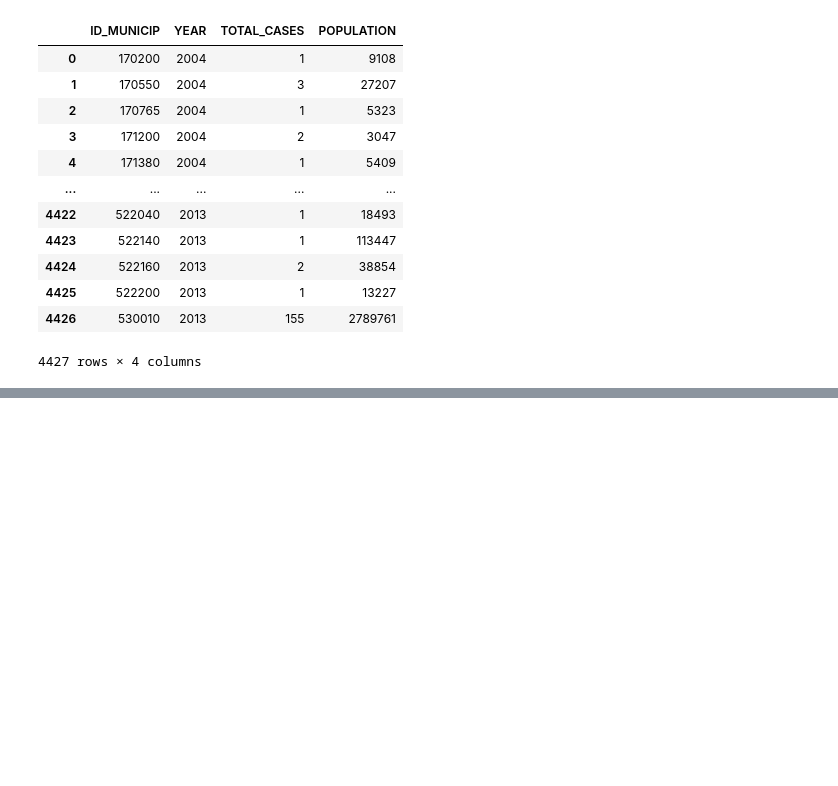
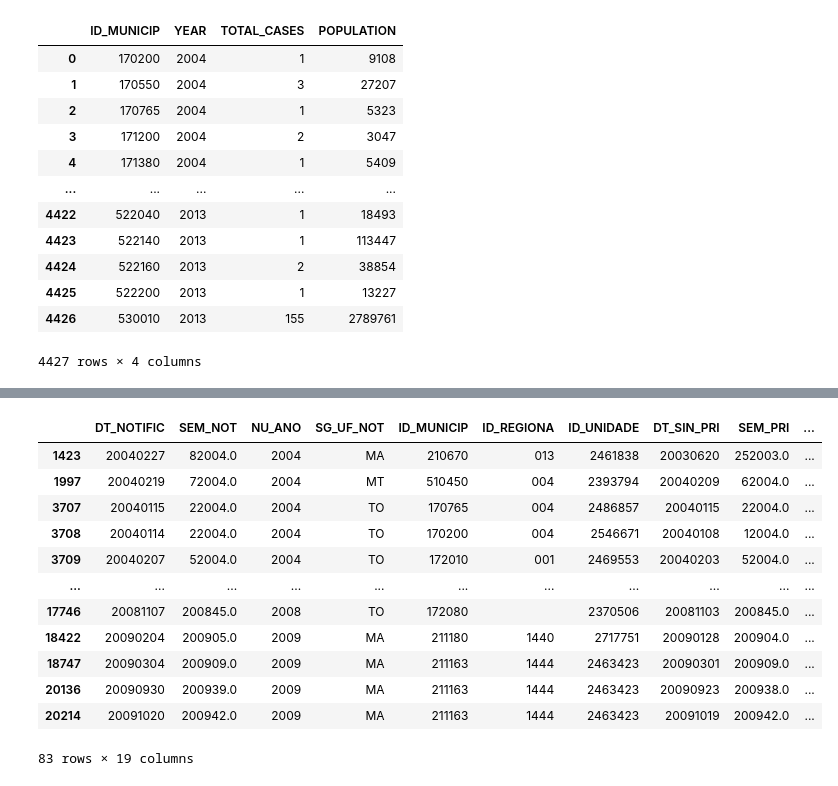
Before and after one commit to RaphaLevy/Study_on_Malaria_dynamics, a Jupyter notebook: pysus_data/Parquet_to_CSV.ipynb, the cells around one changed output, grey strips where cells are left out. Saved outputs shown, nothing was run; the diff lists cells and outputs as text; code cells hidden in the pictures; blank space fills up the shorter version.

```diff
--- a/pysus_data/Parquet_to_CSV.ipynb
+++ b/pysus_data/Parquet_to_CSV.ipynb
@@ -343,8 +347,6 @@ uf_dict = {11 : 'RO',
            53 : 'DF'
           }
 corrected_ufs_df = full_malaria_df.replace({"SG_UF_NOT": uf_dict})
-corrected_ufs_df = corrected_ufs_df.reset_index()
-corrected_ufs_df = corrected_ufs_df.drop(columns=['index', 'Unnamed: 0'])
 corrected_ufs_df
 # %% [output]
 |  | DT_NOTIFIC | SEM_NOT | NU_ANO | SG_UF_NOT | ID_MUNICIP | ID_REGIONA | ID_UNIDADE | DT_SIN_PRI | SEM_PRI | ... |
@@ -627,0 +632,23 @@ mean_incidence_df
+# %%
+#### Filtering for states in the Amazônia Legal region:
+
+amazonia_legal_states = ['RO', 'AC', 'AM', 'RR', 'PA', 'AP', 'TO', 'MA', 'MT']
+
+mask = corrected_ufs_df['SG_UF_NOT'].isin(amazonia_legal_states)
+amazonia_legal_df = corrected_ufs_df[mask]
+
+amazonia_legal_df
+# %% [output]
+|  | DT_NOTIFIC | SEM_NOT | NU_ANO | SG_UF_NOT | ID_MUNICIP | ID_REGIONA | ID_UNIDADE | DT_SIN_PRI | SEM_PRI | ... |
+| 1423 | 20040227 | 82004.0 | 2004 | MA | 210670 | 013 | 2461838 | 20030620 | 252003.0 | ... |
+| 1997 | 20040219 | 72004.0 | 2004 | MT | 510450 | 004 | 2393794 | 20040209 | 62004.0 | ... |
+| 3707 | 20040115 | 22004.0 | 2004 | TO | 170765 | 004 | 2486857 | 20040115 | 22004.0 | ... |
+| 3708 | 20040114 | 22004.0 | 2004 | TO | 170200 | 004 | 2546671 | 20040108 | 12004.0 | ... |
+| 3709 | 20040207 | 52004.0 | 2004 | TO | 172010 | 001 | 2469553 | 20040203 | 52004.0 | ... |
+| ... | ... | ... | ... | ... | ... | ... | ... | ... | ... | ... |
+| 17746 | 20081107 | 200845.0 | 2008 | TO | 172080 |  | 2370506 | 20081103 | 200845.0 | ... |
+| 18422 | 20090204 | 200905.0 | 2009 | MA | 211180 | 1440 | 2717751 | 20090128 | 200904.0 | ... |
+| 18747 | 20090304 | 200909.0 | 2009 | MA | 211163 | 1444 | 2463423 | 20090301 | 200909.0 | ... |
+| 20136 | 20090930 | 200939.0 | 2009 | MA | 211163 | 1444 | 2463423 | 20090923 | 200938.0 | ... |
+| 20214 | 20091020 | 200942.0 | 2009 | MA | 211163 | 1444 | 2463423 | 20091019 | 200942.0 | ... |
+83 rows × 19 columns
```
Also changed, not shown: parts of 31 cells of this notebook.
